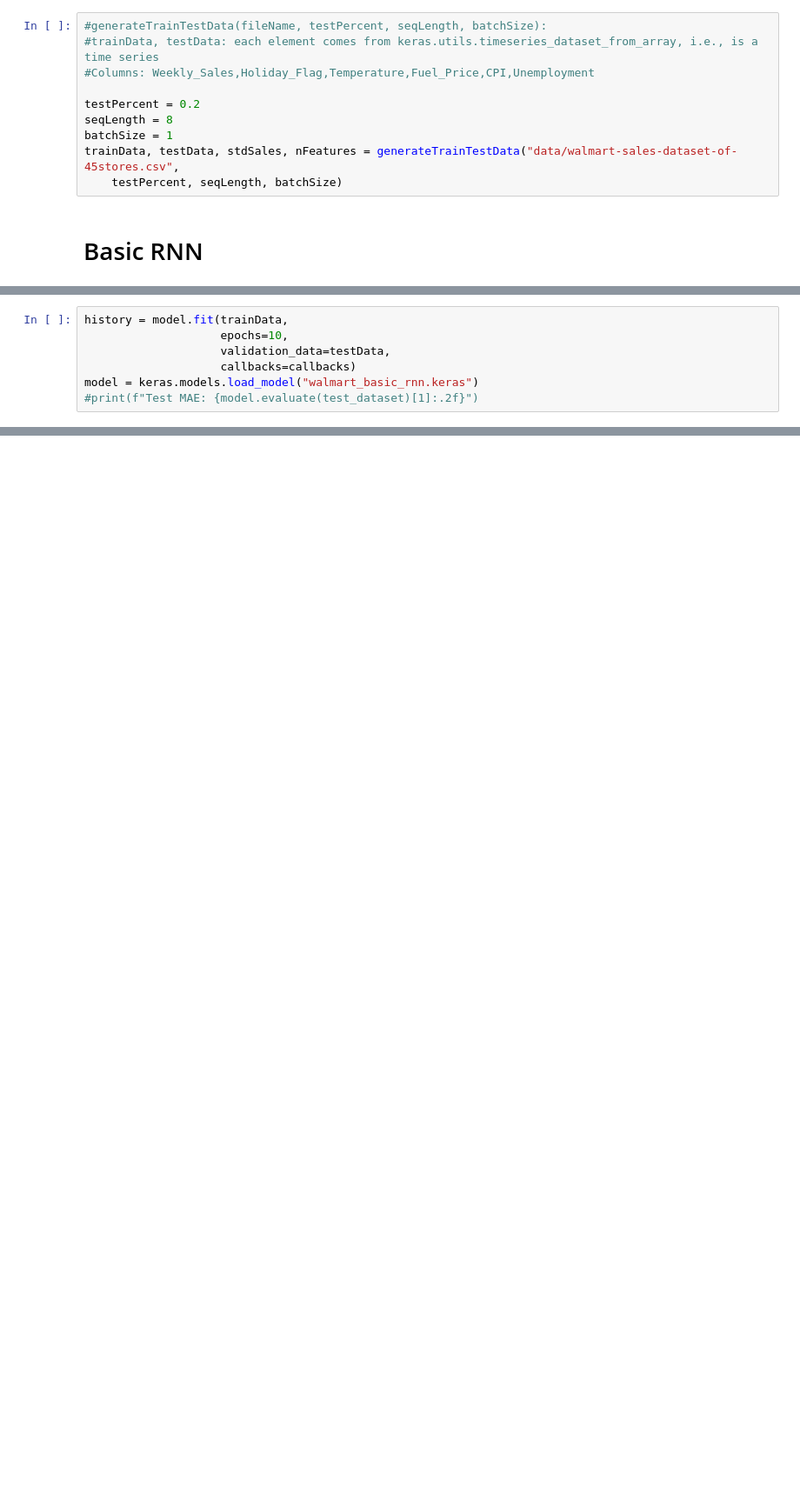
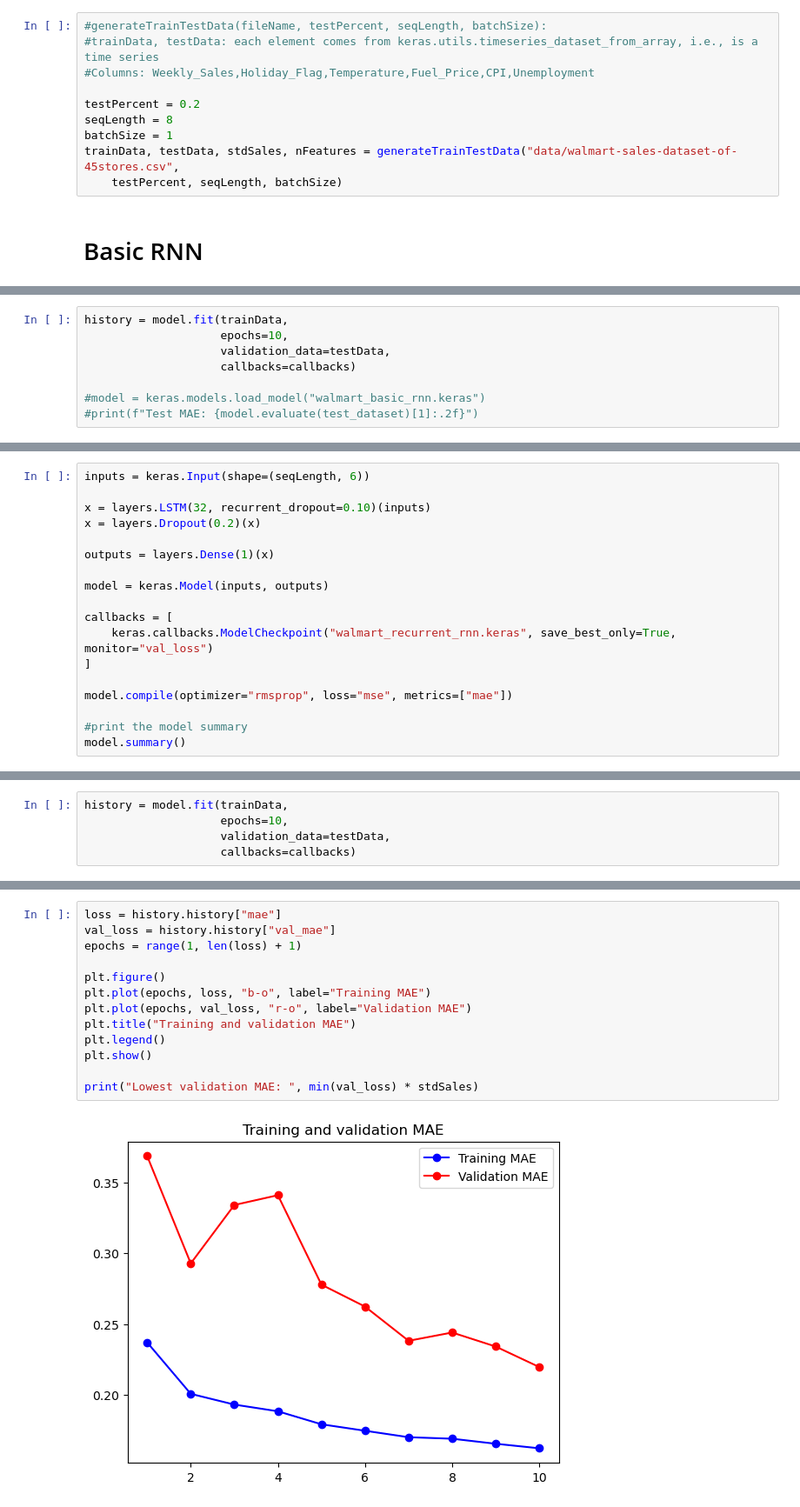
Before and after one commit to Dunque/DL-P2, a Jupyter notebook: generateWalmartDataset.ipynb, the cells around one changed output, grey strips where cells are left out. Shown: that part at 87% size. Saved outputs shown, nothing was run; the diff lists cells and outputs as text; blank space fills up the shorter version.

Commit message:
tests completos

```diff
--- a/generateWalmartDataset.ipynb
+++ b/generateWalmartDataset.ipynb
@@ -182,7 +182,8 @@ history = model.fit(trainData,
                     epochs=10,
                     validation_data=testData,
                     callbacks=callbacks)
-model = keras.models.load_model("walmart_basic_rnn.keras")
+
+#model = keras.models.load_model("walmart_basic_rnn.keras")
 #print(f"Test MAE: {model.evaluate(test_dataset)[1]:.2f}")
 # %% [output]
 Epoch 1/10
@@ -204,0 +227,18 @@ plt.show()
+# %%
+inputs = keras.Input(shape=(seqLength, 6))
+
+x = layers.LSTM(32, recurrent_dropout=0.10)(inputs)
+x = layers.Dropout(0.2)(x)
+
+outputs = layers.Dense(1)(x)
+
+model = keras.Model(inputs, outputs)
+
+callbacks = [
+    keras.callbacks.ModelCheckpoint("walmart_recurrent_rnn.keras", save_best_only=True, monitor="val_loss")
+]
+
+model.compile(optimizer="rmsprop", loss="mse", metrics=["mae"])
+
+#print the model summary
+model.summary()
@@ -204,0 +263,5 @@ plt.show()
+# %%
+history = model.fit(trainData,
+                    epochs=10,
+                    validation_data=testData,
+                    callbacks=callbacks)
@@ -204,0 +289,15 @@ plt.show()
+# %%
+loss = history.history["mae"]
+val_loss = history.history["val_mae"]
+epochs = range(1, len(loss) + 1)
+
+plt.figure()
+plt.plot(epochs, loss, "b-o", label="Training MAE")
+plt.plot(epochs, val_loss, "r-o", label="Validation MAE")
+plt.title("Training and validation MAE")
+plt.legend()
+plt.show()
+
+print("Lowest validation MAE: ", min(val_loss) * stdSales)
+# %% [output]
+[figure, added]
```
Also changed, not shown: parts of 15 cells of this notebook, 4 other files.
